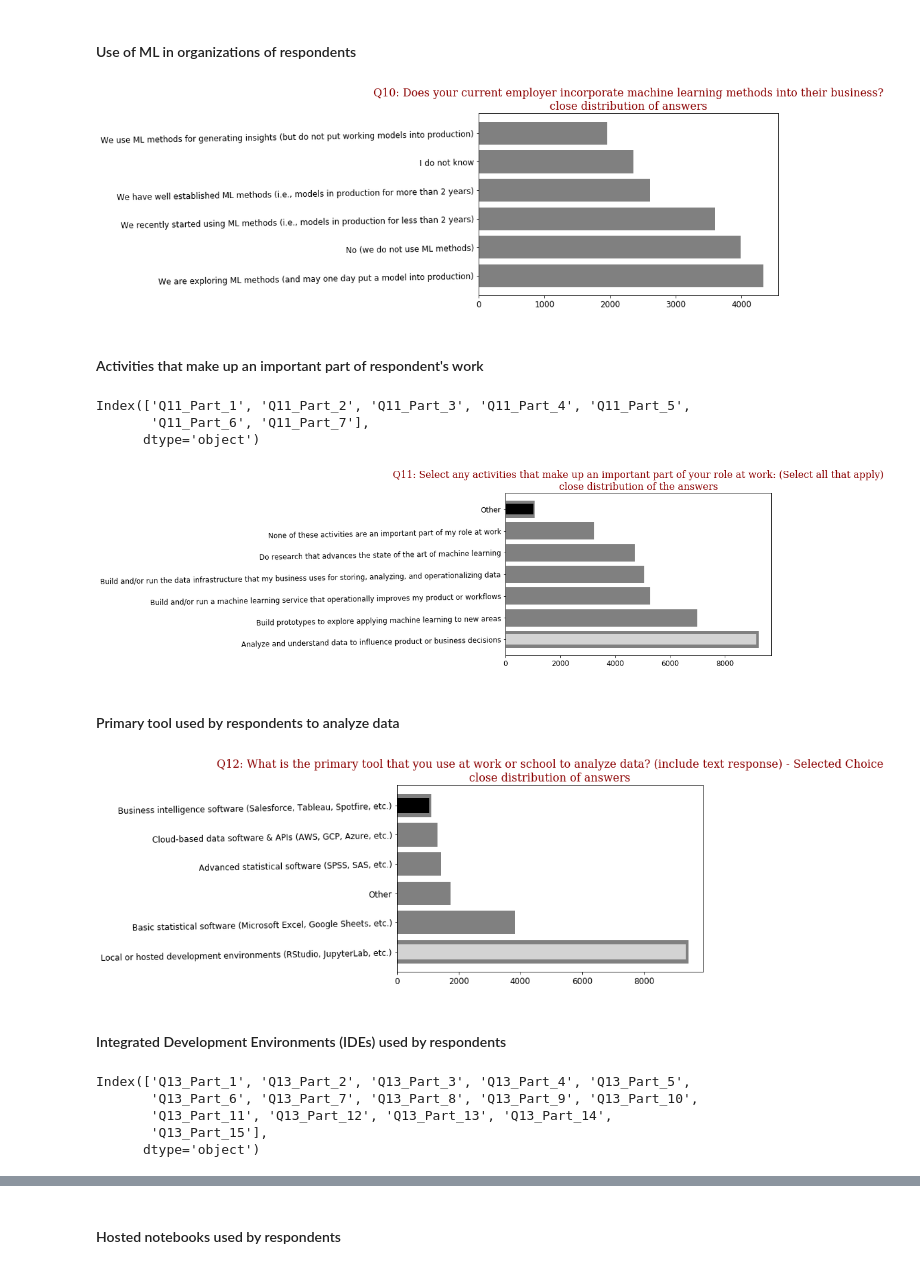
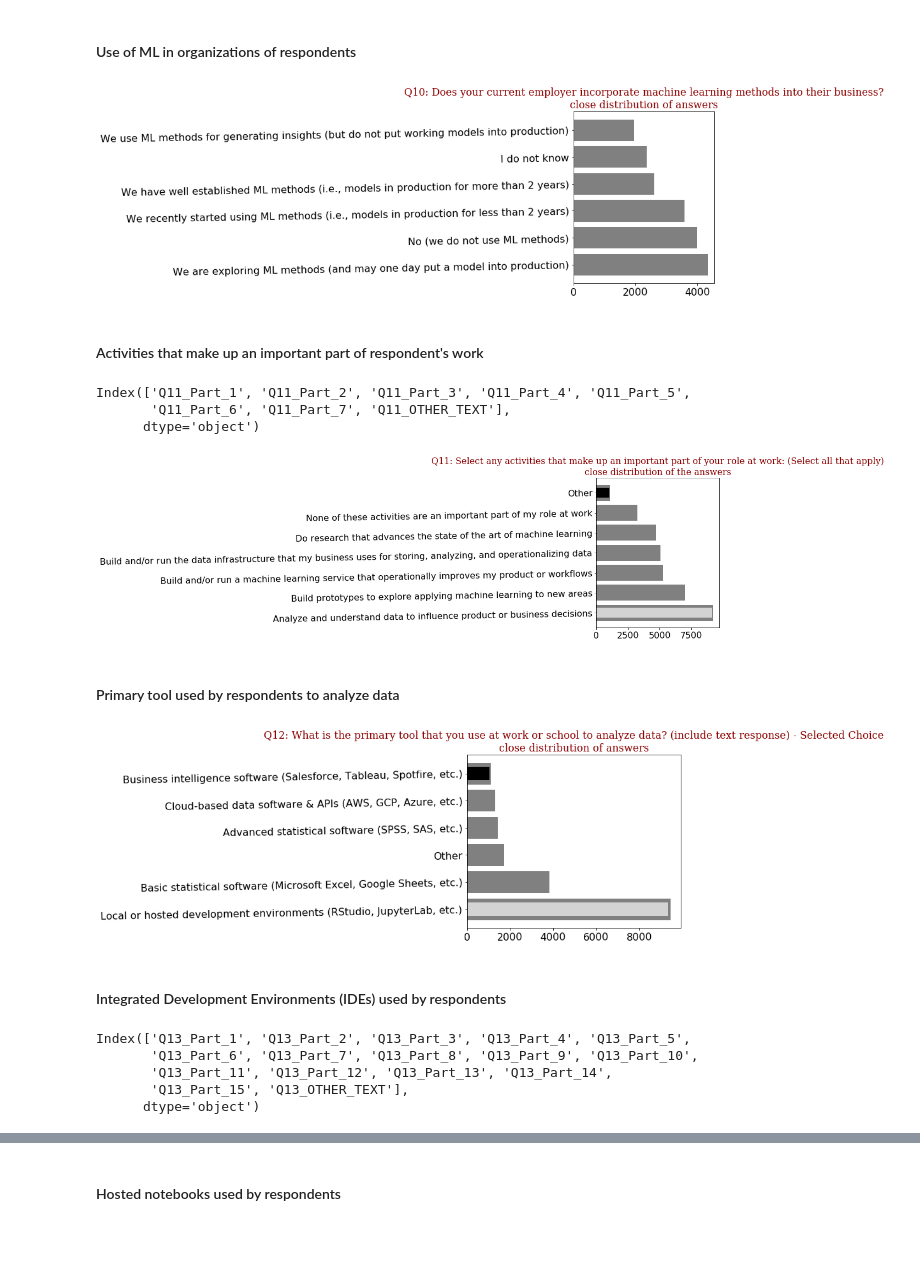
Before and after one commit to stepan-o/data-science-program-design, a Jupyter notebook: data-science-program-design.ipynb, the cells around one changed output, grey strips where cells are left out. Saved outputs shown, nothing was run; the diff lists cells and outputs as text; code cells hidden in the pictures; blank space fills up the shorter version.

```diff
--- a/data-science-program-design.ipynb
+++ b/data-science-program-design.ipynb
@@ -575,39 +687,25 @@ title = question + ': ' + question_list[question] + '\n' + comment
 
 plot_bars_with_minmax(series_to_plot, title, horizontal=True,
                       with_mean=False, with_minmax=False,
-                      tick_label_size=12)
+                      tick_label_size=16, fig_width=4)
 # %% [output]
-[figure, old version]
+[figure, new version]
 # %% [markdown]
 #### Activities that make up an important part of respondent's work
 # %%
-responses_only.columns[14:14+7]
+responses_only.columns[14:14+8]
 # %% [output]
 Index(['Q11_Part_1', 'Q11_Part_2', 'Q11_Part_3', 'Q11_Part_4', 'Q11_Part_5',
-       'Q11_Part_6', 'Q11_Part_7'],
+       'Q11_Part_6', 'Q11_Part_7', 'Q11_OTHER_TEXT'],
       dtype='object')
-# %%
-question = 'Q11'
-question_start_col = 14
-question_cols = 7
-comment = 'close distribution of the answers'
-
-
-question_subset = responses_only[responses_only.columns[question_start_col:question_start_col + question_cols]]
-answer_categories = []
-for column in responses_only.columns[question_start_col:question_start_col + question_cols]:
-    answer_categories.append(question_subset[column].value_counts().index[0])
-question_subset.columns = answer_categories
-
-series_to_plot = question_subset.count().sort_values(ascending=False)
-
-title = question + ': ' + question_list[question + '_Part_1'].split(' - ')[0] + '\n' + comment
-
-plot_bars_with_minmax(series_to_plot, title, horizontal=True,
-                      with_mean=False,
-                      tick_label_size=12)
-# %% [output]
-[figure, removed]
+# %%
+question = 'Q11'
+parts = 7
+comment = 'close distribution of the answers'
+
+plot_q_parts(question_list, responses_only, question, parts, comment, tick_label_size=16, fig_width=4)
+# %% [output]
+[figure, added]
 # %% [markdown]
 #### Primary tool used by respondents to analyze data
 # %%
@@ -622,16 +720,16 @@ title = question + '\n' + comment
 
 plot_bars_with_minmax(series_to_plot, title, horizontal=True,
                       with_mean=False, with_minmax=True,
-                      tick_label_size=12)
+                      tick_label_size=16, fig_width=6)
 # %% [output]
-[figure, old version]
+[figure, new version]
 # %% [markdown]
 #### Integrated Development Environments (IDEs) used by respondents
 # %%
-responses_only.columns[29:29+15]
+responses_only.columns[29:29+16]
 # %% [output]
 Index(['Q13_Part_1', 'Q13_Part_2', 'Q13_Part_3', 'Q13_Part_4', 'Q13_Part_5',
        'Q13_Part_6', 'Q13_Part_7', 'Q13_Part_8', 'Q13_Part_9', 'Q13_Part_10',
        'Q13_Part_11', 'Q13_Part_12', 'Q13_Part_13', 'Q13_Part_14',
-       'Q13_Part_15'],
+       'Q13_Part_15', 'Q13_OTHER_TEXT'],
       dtype='object')
```
Also changed, not shown: parts of 66 cells of this notebook.
